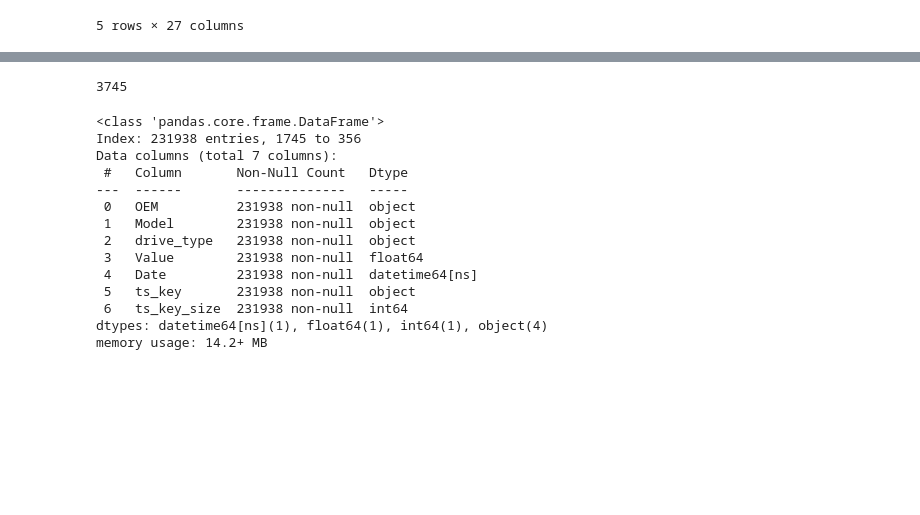
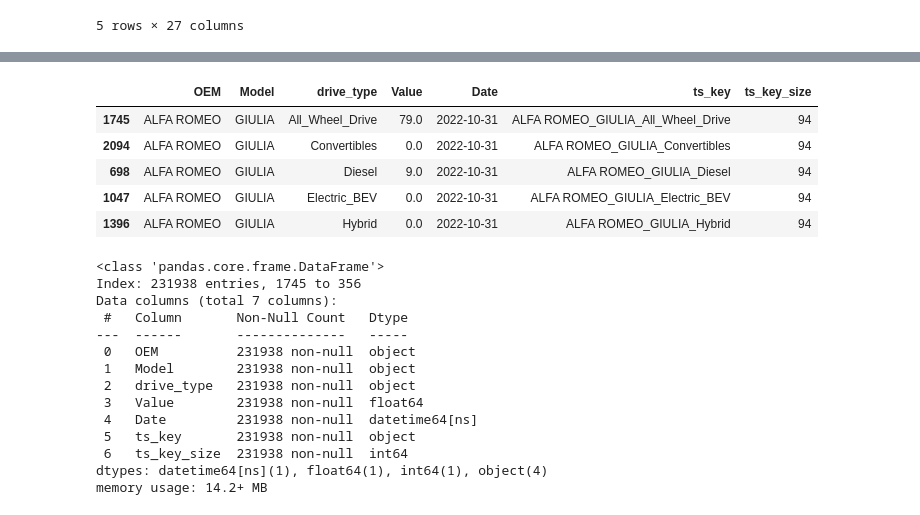
Before and after one commit to john2408/neural_networks_project_hdm, a Jupyter notebook: notebooks/john/data_exploration.ipynb, the cells around one changed output, grey strips where cells are left out. Drawn from its saved outputs; the diff is of its cells as text; code cells hidden in the pictures; blank space fills up the shorter version.

```diff
--- a/notebooks/john/data_exploration.ipynb
+++ b/notebooks/john/data_exploration.ipynb
@@ -46,9 +83,14 @@ df["ts_key_size"] = df.groupby('ts_key')['ts_key'].transform('size')
 # FIlter ts_keys with at least 12 entries
 df = df[df['ts_key_size'] >= 12].copy()
 # %%
-df['ts_key'].nunique()
+df.head()
 # %% [output]
-3745
+|  | OEM | Model | drive_type | Value | Date | ts_key | ts_key_size |
+| 1745 | ALFA ROMEO | GIULIA | All_Wheel_Drive | 79.0 | 2022-10-31 | ALFA ROMEO_GIULIA_All_Wheel_Drive | 94 |
+| 2094 | ALFA ROMEO | GIULIA | Convertibles | 0.0 | 2022-10-31 | ALFA ROMEO_GIULIA_Convertibles | 94 |
+| 698 | ALFA ROMEO | GIULIA | Diesel | 9.0 | 2022-10-31 | ALFA ROMEO_GIULIA_Diesel | 94 |
+| 1047 | ALFA ROMEO | GIULIA | Electric_BEV | 0.0 | 2022-10-31 | ALFA ROMEO_GIULIA_Electric_BEV | 94 |
+| 1396 | ALFA ROMEO | GIULIA | Hybrid | 0.0 | 2022-10-31 | ALFA ROMEO_GIULIA_Hybrid | 94 |
 # %%
 df.info()
 # %% [output]
```
Also changed, not shown: parts of 4 cells of this notebook, 5 other files.
